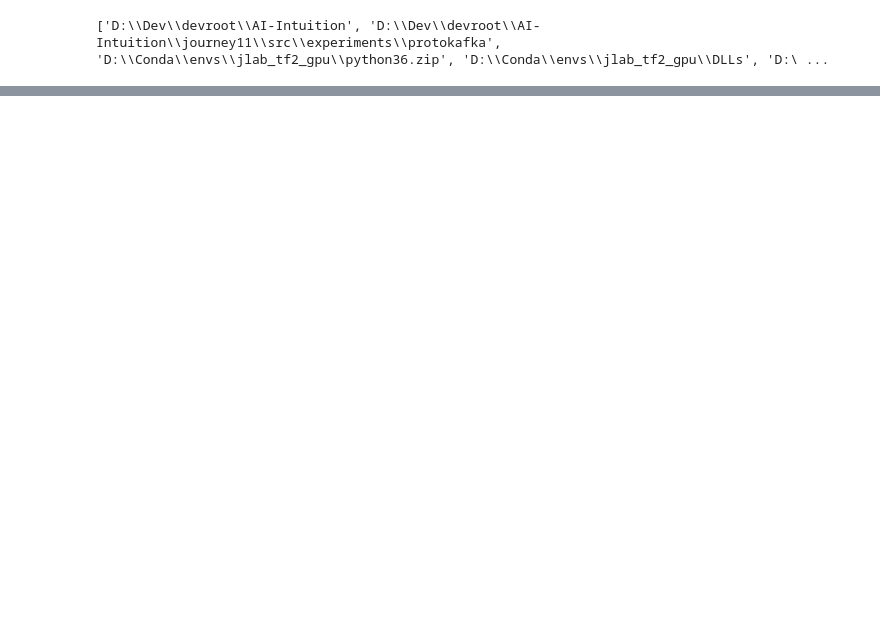
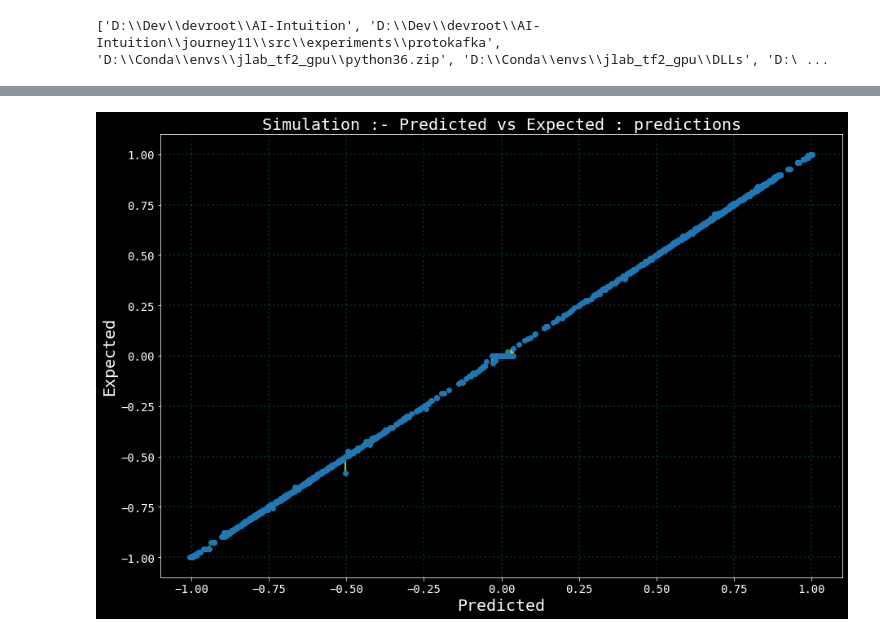
Before and after one commit to parrisma/RL-Intuition, a Jupyter notebook: src/tictactoe/experiment2/experiment2.ipynb, the cells around one changed output, grey strips where cells are left out. Cells and saved outputs as stored; diff of their text form; code cells hidden in the pictures; blank space fills up the shorter version.

```diff
--- a/src/tictactoe/experiment2/experiment2.ipynb
+++ b/src/tictactoe/experiment2/experiment2.ipynb
@@ -215,0 +224,14 @@ with plt.style.context('dark_background'):
+# %%
+plt.ion()
+
+to_show = list(sorted([k for k, k in enumerate(hello_world_data.keys()) if re.match(r'^prediction_interim_.*', k)]))
+to_show.append('predictions')
+
+with plt.style.context('dark_background'):
+    plt_config()
+    plt.show()
+    for itm in to_show:
+        live_plot(hello_world_data[itm].transpose()[1,:], hello_world_data['y_test'].transpose()[1,:], itm)
+        sleep(1.5)
+# %% [output]
+[figure, added]
```
Also changed, not shown: parts of 8 cells of this notebook, 7 other files.
